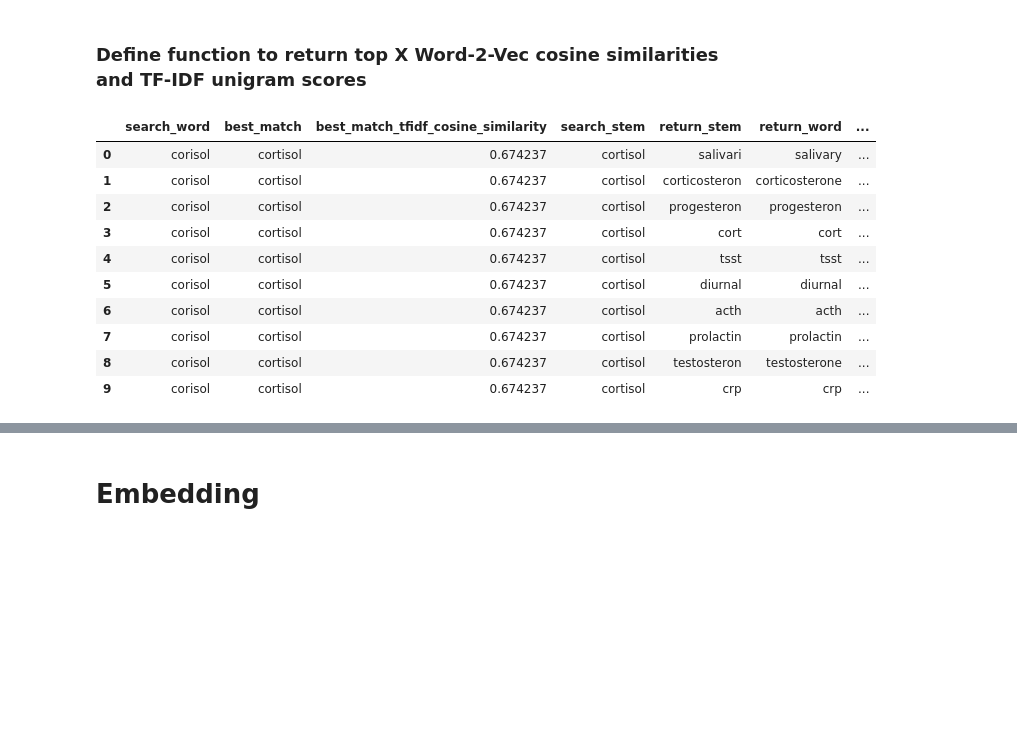
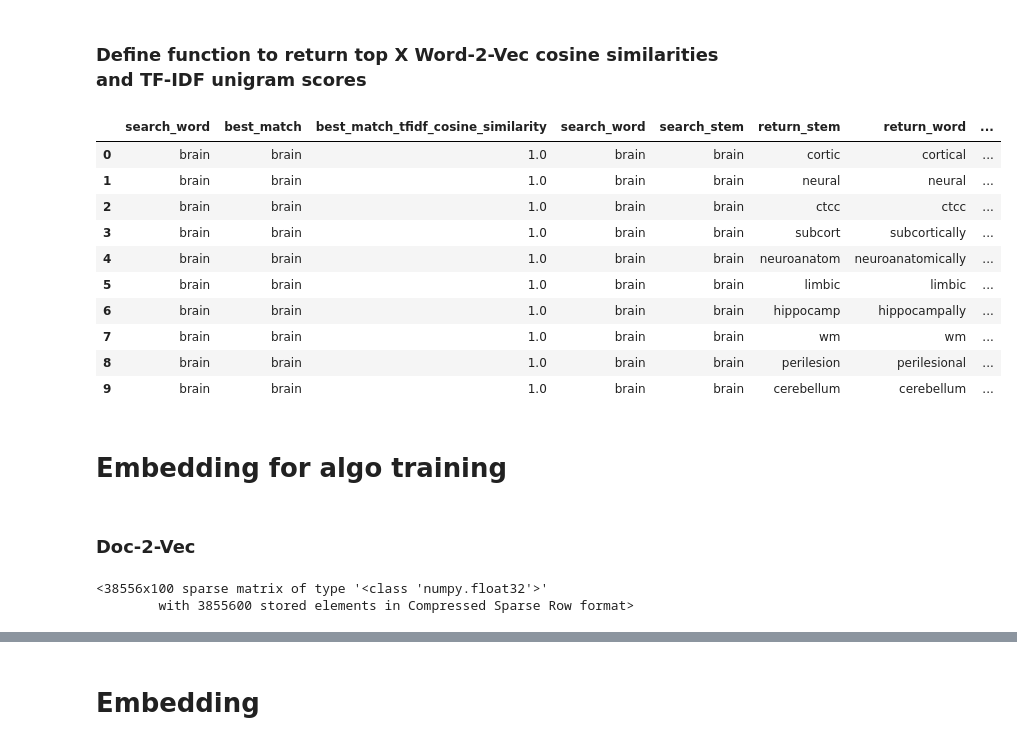
Before and after one commit to chris-kelly/health_marketplace_nlp, a Jupyter notebook: embedding_tests.ipynb, the cells around one changed output, grey strips where cells are left out. Saved outputs shown, nothing was run; the diff lists cells and outputs as text; code cells hidden in the pictures; blank space fills up the shorter version.

Commit message:
latest algo training

```diff
--- a/embedding_tests.ipynb
+++ b/embedding_tests.ipynb
@@ -266,6 +311,6 @@ df_vocab['avg_nonzero_tfidf'] = tf_idf_m.sum(axis=0).tolist()[0]/df_vocab['total
 # %%
 # df['stem_concat'] = list(map(lambda x: ' '.join(x), df['stem']))
 unique_words = list(set([item for sublist in df.clean for item in sublist]))
-tf_idf_c = TfidfVectorizer(analyzer='char', ngram_range=(1,3)) # norm=None # IF WANT ACTUAL WORD COUNTS, RATHER THAN L2
+tf_idf_c = TfidfVectorizer(analyzer='char', ngram_range=(1,3), norm='l2') # norm=None # IF WANT ACTUAL WORD COUNTS, RATHER THAN L2
 tf_idf_c_m = tf_idf_c.fit_transform(unique_words)
 # %%
@@ -283,5 +329,5 @@ def tfidf_c_cosim_function(tf_idf_fit, tf_idf_matrix, vectorized_string = 'steri
 # %%
 # VECTORIZE WORDS USING WORD-2-VEC
 # model = w2v(df['clean'], size=100, window=5, min_count=1, workers=4)
-model = w2v(df['stem'], size=100, window=5, min_count=1, workers=4)
-word_vectors = model.wv
+w2v_model = w2v(df['stem'], size=100, window=10, min_count=1, workers=4)
+w2v_vectors = w2v_model.wv
@@ -308,32 +354,27 @@ word_vectors = model.wv
-# %%
-def search_nonexact_similar(word = 'taus-29', number_matches = 10):
-    df_sim = pd.DataFrame(columns = ['search_word', 'best_match', 'best_match_tfidf_cosine_similarity', 'search_stem', 'return_stem', 'return_word', 'w2v_cosine_similarity', 'total_docs_inc', 'total_tf', 'avg_nonzero_tf', 'idf', 'avg_nonzero_tfidf'])
-    best_match = tfidf_c_cosim_function(tf_idf_c,tf_idf_c_m, word)
-    word_to_search = stem_to_word[best_match['return_string']]
-    similarity = dict(model.wv.similar_by_vector(word_to_search, topn = number_matches))
-    for i in range(number_matches):
-        token_to_search = list(similarity.keys())[i]
-        X = [list(stem_to_word.keys())[list(stem_to_word.values()).index(token_to_search)]]
-        df_sim.loc[i, ['search_word'
-                       , 'best_match', 'best_match_tfidf_cosine_similarity'
-                       , 'search_stem', 'return_stem', 'return_word'
-                       , 'w2v_cosine_similarity']] = \
-        [word, best_match['return_string'], best_match['return_cosine_similarity'], word_to_search, token_to_search, X[0], list(similarity.values())[i]]
-        df_sim.loc[i,list(df_vocab.columns)] = df_vocab.loc[df_vocab.index == token_to_search,:].values
-    # # X = [list(stem_to_word.keys())[list(stem_to_word.values()).index(token_to_search)]]
-    # # X
-    return(df_sim)
-# %%
-search_nonexact_similar('corisol', number_matches = 10)
-# %% [output]
-|  | search_word | best_match | best_match_tfidf_cosine_similarity | search_stem | return_stem | return_word | ... |
-| 0 | corisol | cortisol | 0.674237 | cortisol | salivari | salivary | ... |
-| 1 | corisol | cortisol | 0.674237 | cortisol | corticosteron | corticosterone | ... |
-| 2 | corisol | cortisol | 0.674237 | cortisol | progesteron | progesteron | ... |
-| 3 | corisol | cortisol | 0.674237 | cortisol | cort | cort | ... |
-| 4 | corisol | cortisol | 0.674237 | cortisol | tsst | tsst | ... |
-| 5 | corisol | cortisol | 0.674237 | cortisol | diurnal | diurnal | ... |
-| 6 | corisol | cortisol | 0.674237 | cortisol | acth | acth | ... |
-| 7 | corisol | cortisol | 0.674237 | cortisol | prolactin | prolactin | ... |
-| 8 | corisol | cortisol | 0.674237 | cortisol | testosteron | testosterone | ... |
-| 9 | corisol | cortisol | 0.674237 | cortisol | crp | crp | ... |
+# %%
+def search_nonexact_similar(word = 'taus-29', number_matches = 10):
+    best_match = tfidf_c_cosim_function(tf_idf_c,tf_idf_c_m, word)
+    df_sim = pd.DataFrame([[word,best_match['return_string'],best_match['return_cosine_similarity']]]*10
+                          , columns = ['search_word', 'best_match', 'best_match_tfidf_cosine_similarity'])
+    df2_sim = search_similar(best_match['return_string'], number_matches)
+    df3_sim = pd.concat([df_sim, df2_sim], ignore_index = True, axis=1)
+    df3_sim.columns = list(df_sim.columns) + list(df2_sim.columns)
+    return(df3_sim)
+# %%
+search_nonexact_similar('brain')
+# %% [output]
+|  | search_word | best_match | best_match_tfidf_cosine_similarity | search_word | search_stem | return_stem | return_word | ... |
+| 0 | brain | brain | 1.0 | brain | brain | cortic | cortical | ... |
+| 1 | brain | brain | 1.0 | brain | brain | neural | neural | ... |
+| 2 | brain | brain | 1.0 | brain | brain | ctcc | ctcc | ... |
+| 3 | brain | brain | 1.0 | brain | brain | subcort | subcortically | ... |
+| 4 | brain | brain | 1.0 | brain | brain | neuroanatom | neuroanatomically | ... |
+| 5 | brain | brain | 1.0 | brain | brain | limbic | limbic | ... |
+| 6 | brain | brain | 1.0 | brain | brain | hippocamp | hippocampally | ... |
+| 7 | brain | brain | 1.0 | brain | brain | wm | wm | ... |
+| 8 | brain | brain | 1.0 | brain | brain | perilesion | perilesional | ... |
+| 9 | brain | brain | 1.0 | brain | brain | cerebellum | cerebellum | ... |
+# %% [markdown]
+# Embedding for algo training
+# %% [markdown]
+### Doc-2-Vec
@@ -339,0 +387,7 @@ search_nonexact_similar('corisol', number_matches = 10)
+# %%
+d2v_pvdm_matrix = [d2v_pvdm.infer_vector(x) for x in list(df['stem'])]
+d2v_pvdm_matrix = csr_matrix(d2v_pvdm_matrix)
+d2v_pvdm_matrix
+# %% [output]
+<38556x100 sparse matrix of type '<class 'numpy.float32'>'
+        with 3855600 stored elements in Compressed Sparse Row format>
```
Also changed, not shown: parts of 37 cells of this notebook, 1 other file.
